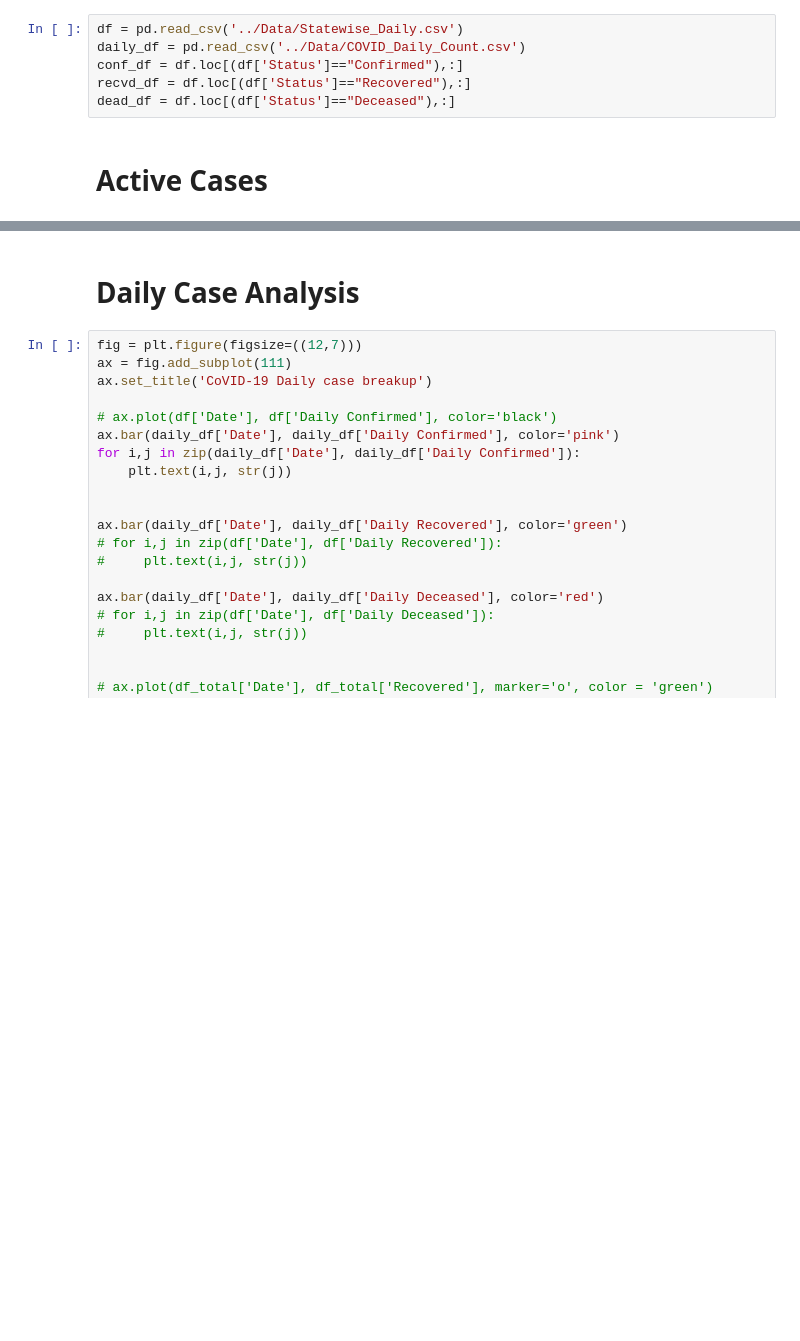
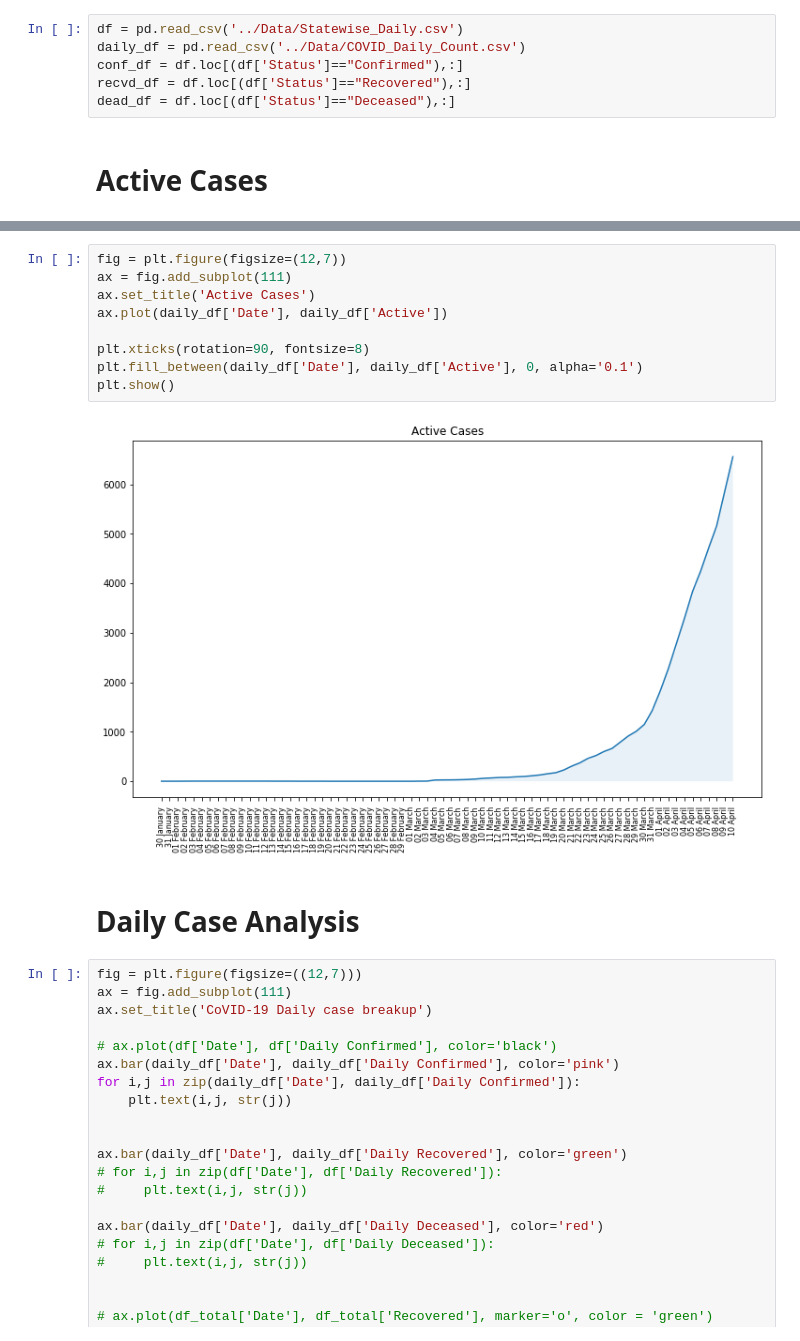
Before and after one commit to rayshu/CoVID-Tracker-India, a Jupyter notebook: Trend Analysis.ipynb, the cells around one changed output, grey strips where cells are left out. Saved outputs shown, nothing was run; the diff lists cells and outputs as text; blank space fills up the shorter version.

```diff
--- a/Trend Analysis.ipynb
+++ b/Trend Analysis.ipynb
@@ -29,3 +27,14 @@ plt.show()
+# %%
+fig = plt.figure(figsize=(12,7))
+ax = fig.add_subplot(111)
+ax.set_title('Active Cases')
+ax.plot(daily_df['Date'], daily_df['Active'])
+
+plt.xticks(rotation=90, fontsize=8)
+plt.fill_between(daily_df['Date'], daily_df['Active'], 0, alpha='0.1')
+plt.show()
+# %% [output]
+[figure, added]
 # %% [markdown]
 # Daily Case Analysis
 # %%
```
Also changed, not shown: parts of 2 cells of this notebook.
